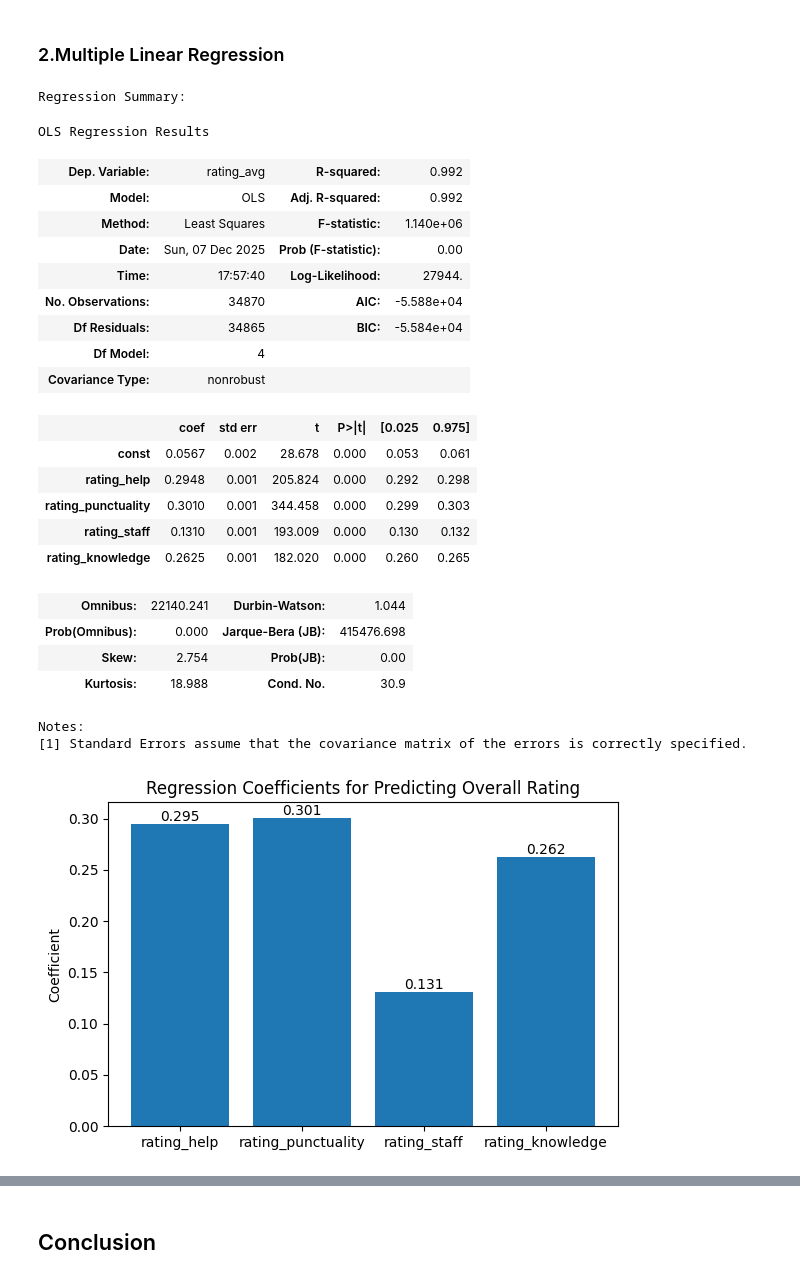
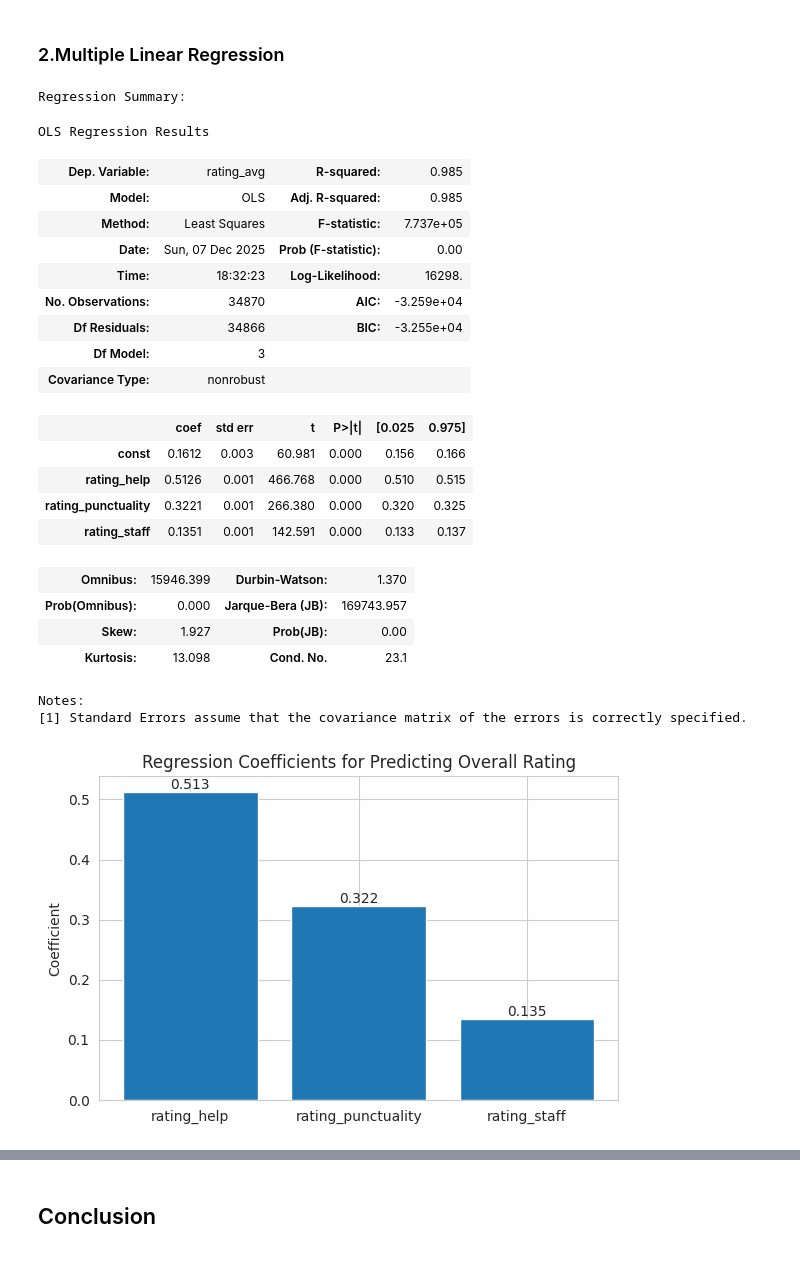
Before and after one commit to cis9650group7-boop/Group-7_Project1_HealthRateAnalysis, a Jupyter notebook: term_project_group7.ipynb, the cells around one changed output, grey strips where cells are left out. Cells and saved outputs as stored; diff of their text form; code cells hidden in the pictures.

```diff
--- a/term_project_group7.ipynb
+++ b/term_project_group7.ipynb
@@ -164,9 +164,15 @@ columns_load = ["_id",
                  "rating.punctuality",
                   "rating.staff",
                  "rating.count",
-                "rating.knowledge",
-                "sample_rating_comment"
-                ]
+                "sample_rating_comment",
+                "location.name",
+                "location.category",
+                "location.rating.cleanliness",
+                "location.rating.facilities",
+                "location.rating.services",
+                "location.rating.bestRating",
+                "location.rating.average",
+                "location.rating.value"]
 
 
 df = gcs_file_to_dataframe(BUCKET_NAME,  cloud_csv_path, local_csv_path, columns_load)
@@ -219,7 +225,9 @@ The raw data set from the CSV file contained 1,611 columns and 143,791 rows. Tha
 cols_to_keep = [
     "_id", "full_name", "specialty_name", "location.city.name",
     "rating.average", "rating.helpfulness", "rating.punctuality",
-    "rating.staff", "rating.knowledge", "rating.count","sample_rating_comment"
+    "rating.staff", "rating.count","sample_rating_comment","location.name",
+    "location.category", "location.rating.cleanliness", "location.rating.facilities",
+    "location.rating.services", "location.rating.bestRating", "location.rating.average", "location.rating.value"
 ]
 
 df_clean = df[cols_to_keep].copy()
@@ -231,14 +239,22 @@ df_clean = df_clean.rename(columns={
     "rating.helpfulness": "rating_help",
     "rating.punctuality": "rating_punctuality",
     "rating.staff": "rating_staff",
-    "rating.knowledge":"rating_knowledge",
-    "rating.count": "rating_count"
+    "rating.count": "rating_count",
+    "location.name": "location_name",
+    "location.category": "loc_category",
+    "location.rating.cleanliness": "cleanliness",
+    "location.rating.facilities": "facilities",
+    "location.rating.services": "services",
+    "location.rating.bestRating":"best_rating",
+    "location.rating.average":"loc_average_rating",
+    "location.rating.value": "loc_value",
 })
 
 # Convert numeric columns to proper numeric types
 numeric_cols = [
     "rating_avg", "rating_help", "rating_punctuality",
-    "rating_staff", "rating_knowledge", "rating_count"
+    "rating_staff", "rating_count", "cleanliness", "facilities",
+    "best_rating", "loc_average_rating", "loc_value"
 ]
 
 for col in numeric_cols:
@@ -687,7 +690,7 @@ Taken together, these correlations suggest that all four drivers increase the ov
 
 # a. Prepare data for regression
 # Select the sub-rating predictors
-X = df_clean[["rating_help", "rating_punctuality", "rating_staff","rating_knowledge"]]
+X = df_clean[["rating_help", "rating_punctuality", "rating_staff"]]
 
 # b.Add an intercept term for OLS regression
 X = sm.add_constant(X)
@@ -711,48 +714,47 @@ coef_df.columns = ["Sub_rating", "Coefficient"]
 plt.figure(figsize=(6,4))
 bars = plt.bar(
     coef_df["Sub_rating"],
     coef_df["Coefficient"]
 )
 
 plt.title("Regression Coefficients for Predicting Overall Rating")
 plt.ylabel("Coefficient")
 
 # h.Label each bar with numeric value
 for bar in bars:
     h = bar.get_height()
     plt.text(
         bar.get_x() + bar.get_width() / 2,
         h,
         f"{h:.3f}",
         ha="center",
         va="bottom"
     )
 
 plt.tight_layout()
 plt.show()
 # %% [output]
 Regression Summary:
 OLS Regression Results
-| Dep. Variable: | rating_avg | R-squared: | 0.992 |
-| Model: | OLS | Adj. R-squared: | 0.992 |
-| Method: | Least Squares | F-statistic: | 1.140e+06 |
+| Dep. Variable: | rating_avg | R-squared: | 0.985 |
+| Model: | OLS | Adj. R-squared: | 0.985 |
+| Method: | Least Squares | F-statistic: | 7.737e+05 |
 | Date: | Sun, 07 Dec 2025 | Prob (F-statistic): | 0.00 |
-| Time: | 17:57:40 | Log-Likelihood: | 27944. |
-| No. Observations: | 34870 | AIC: | -5.588e+04 |
-| Df Residuals: | 34865 | BIC: | -5.584e+04 |
-| Df Model: | 4 |  |  |
+| Time: | 18:32:23 | Log-Likelihood: | 16298. |
+| No. Observations: | 34870 | AIC: | -3.259e+04 |
+| Df Residuals: | 34866 | BIC: | -3.255e+04 |
+| Df Model: | 3 |  |  |
 | Covariance Type: | nonrobust |  |  |
 |  | coef | std err | t | P>|t| | [0.025 | 0.975] |
-| const | 0.0567 | 0.002 | 28.678 | 0.000 | 0.053 | 0.061 |
-| rating_help | 0.2948 | 0.001 | 205.824 | 0.000 | 0.292 | 0.298 |
-| rating_punctuality | 0.3010 | 0.001 | 344.458 | 0.000 | 0.299 | 0.303 |
-| rating_staff | 0.1310 | 0.001 | 193.009 | 0.000 | 0.130 | 0.132 |
-| rating_knowledge | 0.2625 | 0.001 | 182.020 | 0.000 | 0.260 | 0.265 |
+| const | 0.1612 | 0.003 | 60.981 | 0.000 | 0.156 | 0.166 |
+| rating_help | 0.5126 | 0.001 | 466.768 | 0.000 | 0.510 | 0.515 |
+| rating_punctuality | 0.3221 | 0.001 | 266.380 | 0.000 | 0.320 | 0.325 |
+| rating_staff | 0.1351 | 0.001 | 142.591 | 0.000 | 0.133 | 0.137 |
-| Omnibus: | 22140.241 | Durbin-Watson: | 1.044 |
-| Prob(Omnibus): | 0.000 | Jarque-Bera (JB): | 415476.698 |
-| Skew: | 2.754 | Prob(JB): | 0.00 |
-| Kurtosis: | 18.988 | Cond. No. | 30.9 |
+| Omnibus: | 15946.399 | Durbin-Watson: | 1.370 |
+| Prob(Omnibus): | 0.000 | Jarque-Bera (JB): | 169743.957 |
+| Skew: | 1.927 | Prob(JB): | 0.00 |
+| Kurtosis: | 13.098 | Cond. No. | 23.1 |
 Notes:
 [1] Standard Errors assume that the covariance matrix of the errors is correctly specified.
-[figure, old version]
+[figure, new version]
 # %% [markdown]
```
Also changed, not shown: parts of 19 cells of this notebook.
